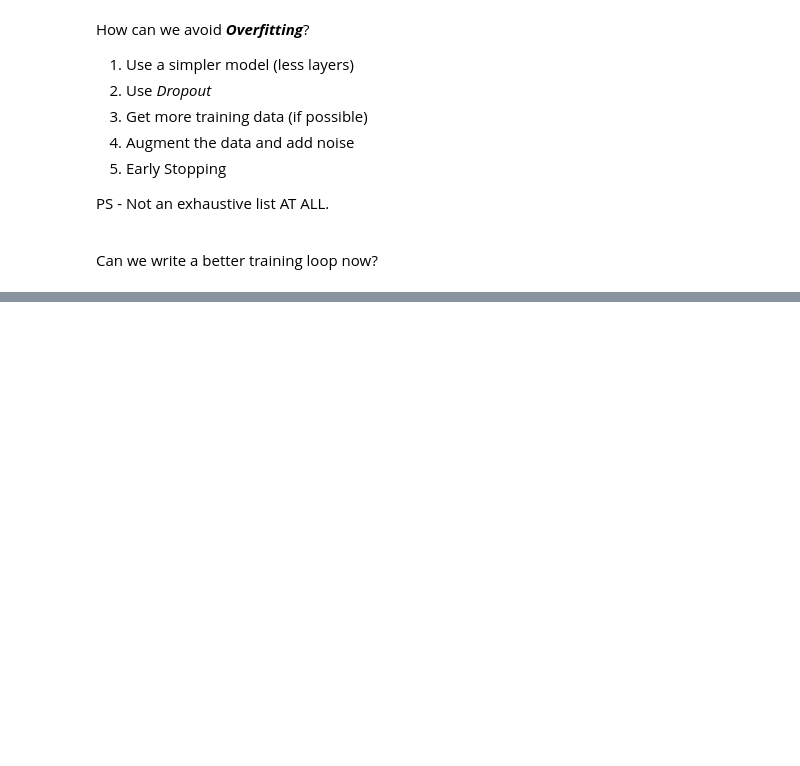
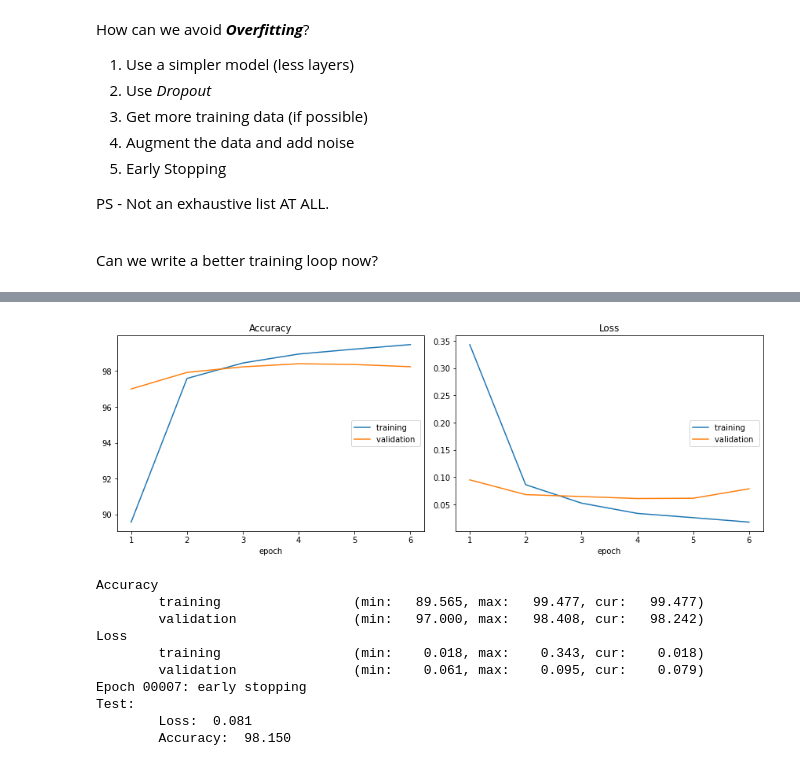
Before and after one commit to pranjalchaubey/Deep-Learning-Notes, a Jupyter notebook: PyTorch Image Classification in 2020/Image_Classification_master.ipynb, the cells around one changed output, grey strips where cells are left out. Saved outputs shown, nothing was run; the diff lists cells and outputs as text; code cells hidden in the pictures; blank space fills up the shorter version.

Commit message:
feat: LiveLossPlot Integration

```diff
--- a/PyTorch Image Classification in 2020/Image_Classification_master.ipynb
+++ b/PyTorch Image Classification in 2020/Image_Classification_master.ipynb
@@ -556,0 +690,41 @@ PS - Not an exhaustive list AT ALL.
+# %%
+# A fancy pouytne training loop
+# Turn the GPU ON
+
+# A few hyperparamters for the training loop
+learning_rate = 0.1
+epochs = 10 # let's train for more epochs to see the callbacks in action
+
+# setting up the livelossplot callback
+plotlosses = PlotLossesPoutyne()
+
+def fancy_poutyne_train(model_name, pytorch_model):
+
+    callbacks = [
+    # Save the latest weights
+    ModelCheckpoint(model_name + '_last_epoch.ckpt', \
+                    temporary_filename='last_epoch.ckpt.tmp'),
+    # EarlyStopping
+    EarlyStopping(monitor='val_acc', patience=0, verbose=True, mode='max'),
+    # Adding the LiveLossPlot Callback
+    plotlosses
+    ]
+
+    # Select the optimizer and the loss function
+    optimizer = optim.SGD(pytorch_model.parameters(), lr=learning_rate)
+    loss_function = nn.CrossEntropyLoss()
+    # Poutyne Model
+    model = Model(pytorch_model, optimizer, loss_function, batch_metrics=['accuracy'])
+    # Send the 'Poutyne model' on GPU/CPU whichever is available
+    model.to(device)
+    # Train
+    model.fit_generator(train_loader, valid_loader, epochs=epochs, callbacks=callbacks)
+    # Test
+    test_loss, test_acc = model.evaluate_generator(test_loader)
+    print(f'Test:\n\tLoss: {test_loss: .3f}\n\tAccuracy: {test_acc: .3f}')
+
+    return None
+# %%
+# Yet another CNN Model
+mnist3 = MNISTModel1().to(device)
+summary(model=mnist3, input_size=(1, 28, 28), batch_size=20) # Summarize
@@ -556,0 +751,16 @@ PS - Not an exhaustive list AT ALL.
+# %%
+# Let the Fancy training loop start!
+# Make sure to Turn the GPU ON
+fancy_poutyne_train(model_name='mnist3', pytorch_model=mnist3)
+# %% [output]
+[figure, added]
+Accuracy
+        training                 (min:   89.565, max:   99.477, cur:   99.477)
+        validation               (min:   97.000, max:   98.408, cur:   98.242)
+Loss
+        training                 (min:    0.018, max:    0.343, cur:    0.018)
+        validation               (min:    0.061, max:    0.095, cur:    0.079)
+Epoch 00007: early stopping
+Test:
+        Loss:  0.081
+        Accuracy:  98.150
```
Also changed, not shown: parts of 20 cells of this notebook.
